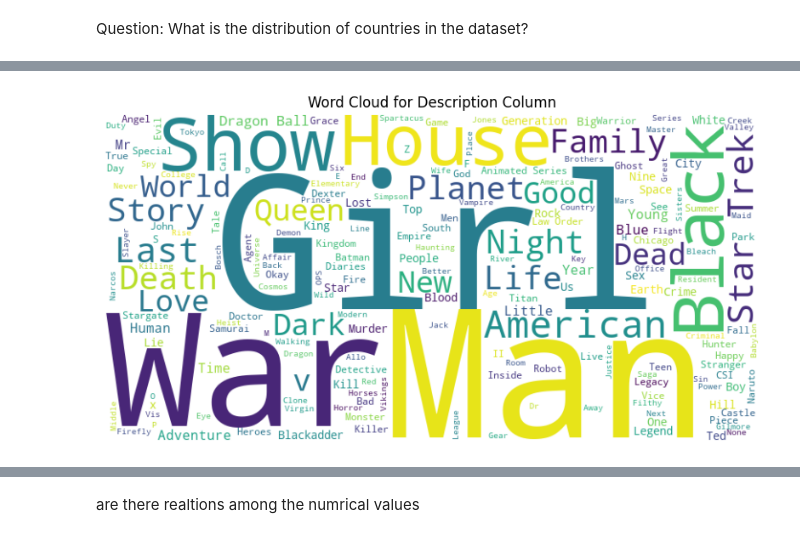
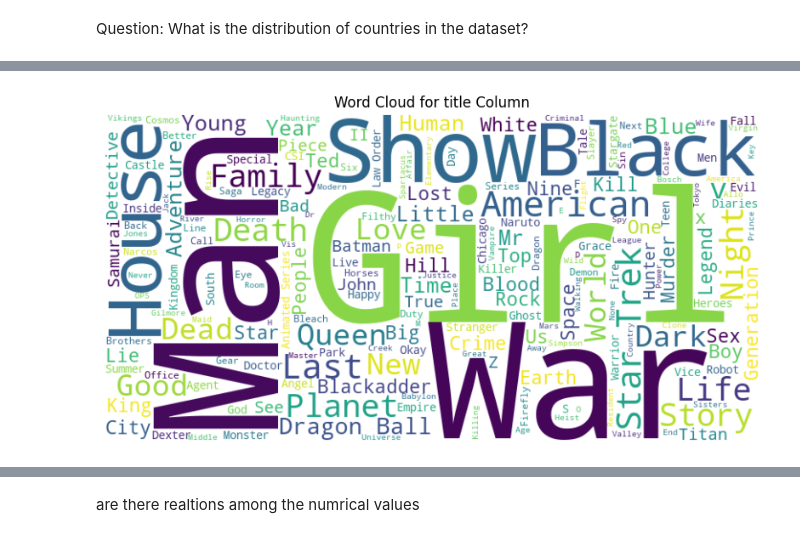
Before and after one commit to Mahmoud2227/DEP-Project, a Jupyter notebook: series Eda.ipynb, the cells around one changed output, grey strips where cells are left out. Cells and saved outputs as stored; diff of their text form; code cells hidden in the pictures.

```diff
--- a/series Eda.ipynb
+++ b/series Eda.ipynb
@@ -207,19 +221,19 @@ plt.show()
 # %%
 
 from wordcloud import WordCloud
 import matplotlib.pyplot as plt
 
 text_data = ' '.join(series['title'].astype(str))
 
 wordcloud = WordCloud(width=800, height=400, background_color='white').generate(text_data)
 
 plt.figure(figsize=(10, 5))
 plt.imshow(wordcloud, interpolation='bilinear')
 plt.axis('off')
-plt.title('Word Cloud for Description Column')
+plt.title('Word Cloud for title Column')
 plt.show()
 # %% [output]
-[figure, old version]
+[figure, new version]
 # %%
 from collections import Counter
 import nltk
```
Also changed, not shown: parts of 11 cells of this notebook, 1 other file.
